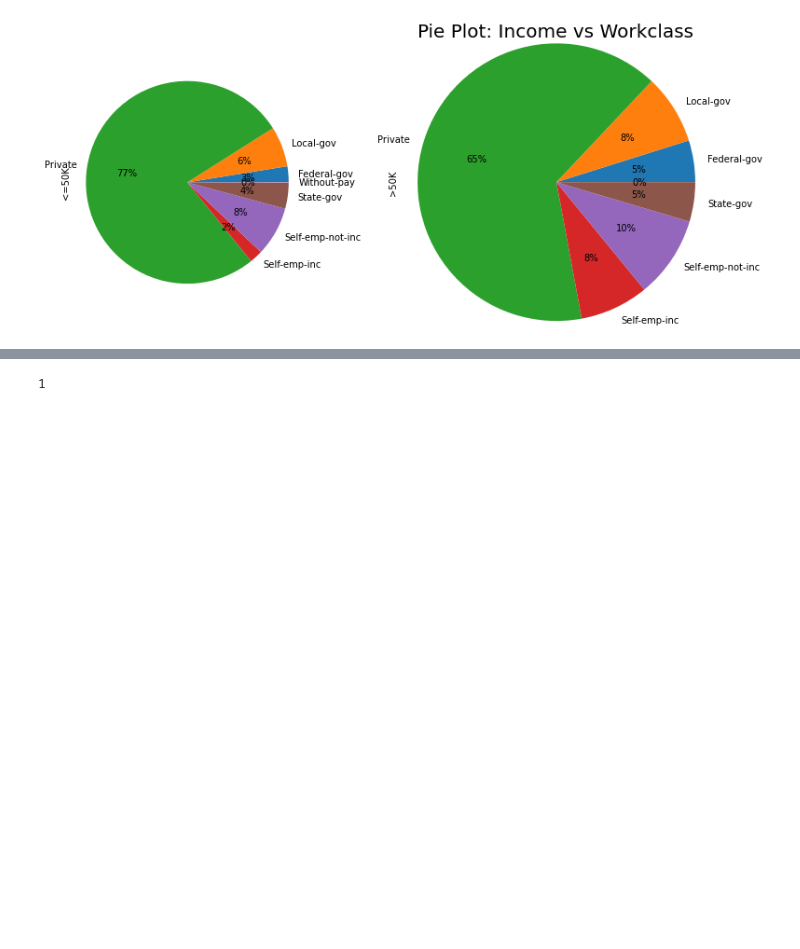
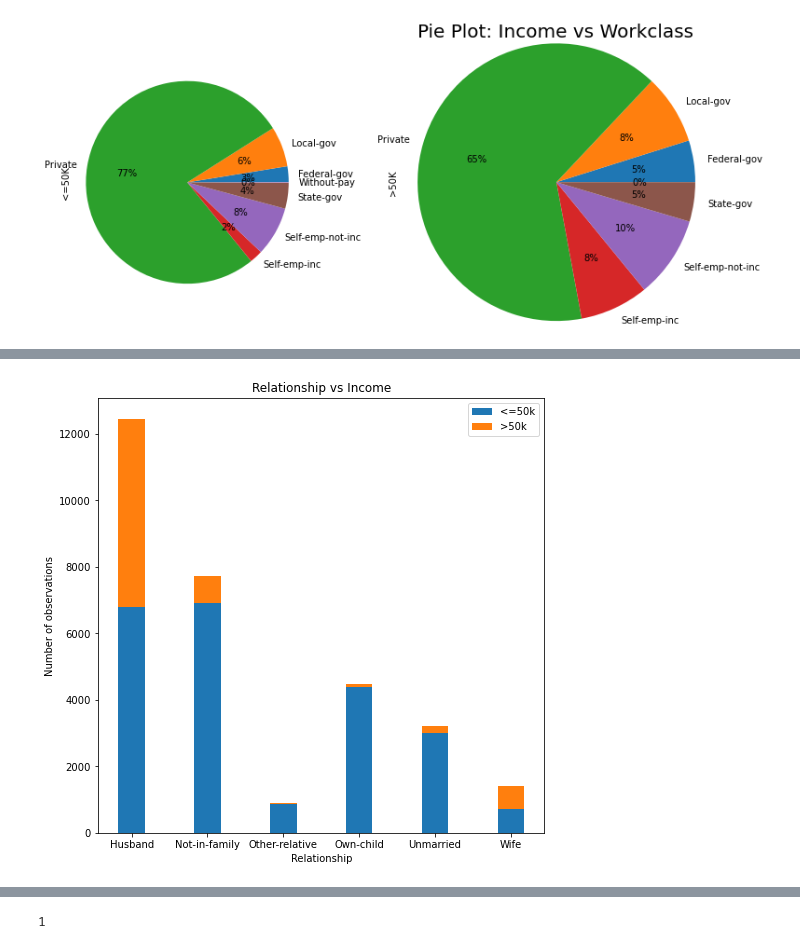
Before and after one commit to wzheng41/CSE578-Data-Visualization, a Jupyter notebook: main.ipynb, the cells around one changed output, grey strips where cells are left out. Cells and saved outputs as stored; diff of their text form; code cells hidden in the pictures; blank space fills up the shorter version.

```diff
--- a/main.ipynb
+++ b/main.ipynb
@@ -236,0 +257,27 @@ print(1)
+# %%
+# Plot Group 4 - Bar chart for Relationship vs Income
+rela_dic = sorted(corresponding_attributes[7].items(), key=lambda x: x[1])
+labels = [it[0] for it in rela_dic]
+# print(labels)
+
+less = numerical_training_data[numerical_training_data['Income'] == 0]
+more = numerical_training_data[numerical_training_data['Income'] == 1]
+less_than_50k = less['Relationship'].value_counts().to_dict()
+more_than_50k = more['Relationship'].value_counts().to_dict()
+less_than_50k = sorted(less_than_50k.items(), key=lambda x: x[0])
+more_than_50k = sorted(more_than_50k.items(), key=lambda x: x[0])
+less_than_50k = [it[1] for it in less_than_50k]
+more_than_50k = [it[1] for it in more_than_50k]
+
+plt.rcParams["figure.figsize"]=(8,8)
+width = 0.35
+fig, ax = plt.subplots()
+ax.bar(labels, less_than_50k, width, label='<=50k')
+ax.bar(labels, more_than_50k, width, bottom=less_than_50k,label='>50k')
+plt.xlabel("Relationship")
+plt.ylabel("Number of observations")
+plt.title("Relationship vs Income")
+ax.legend()
+plt.show()
+# %% [output]
+[figure, added]
```
Also changed, not shown: parts of 15 cells of this notebook, 1 other file.
